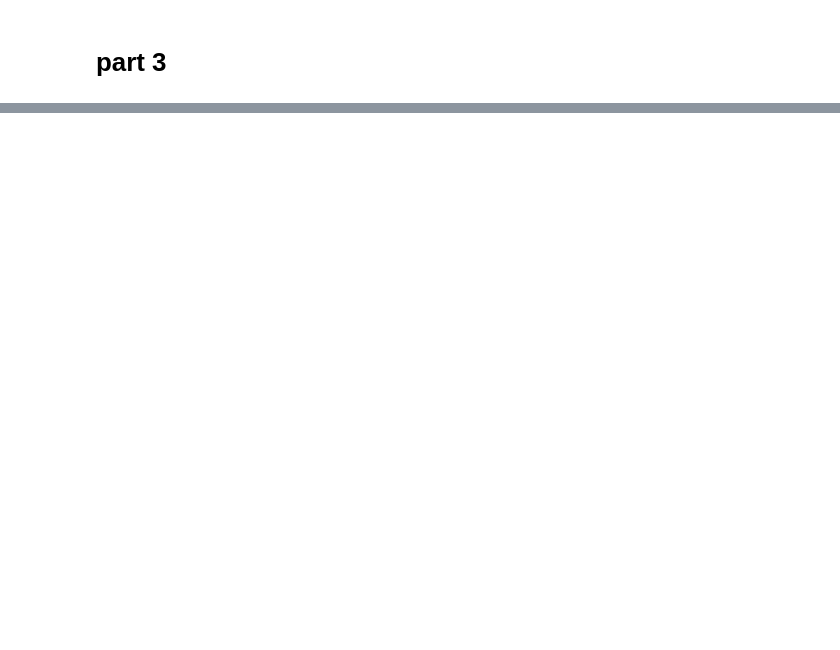
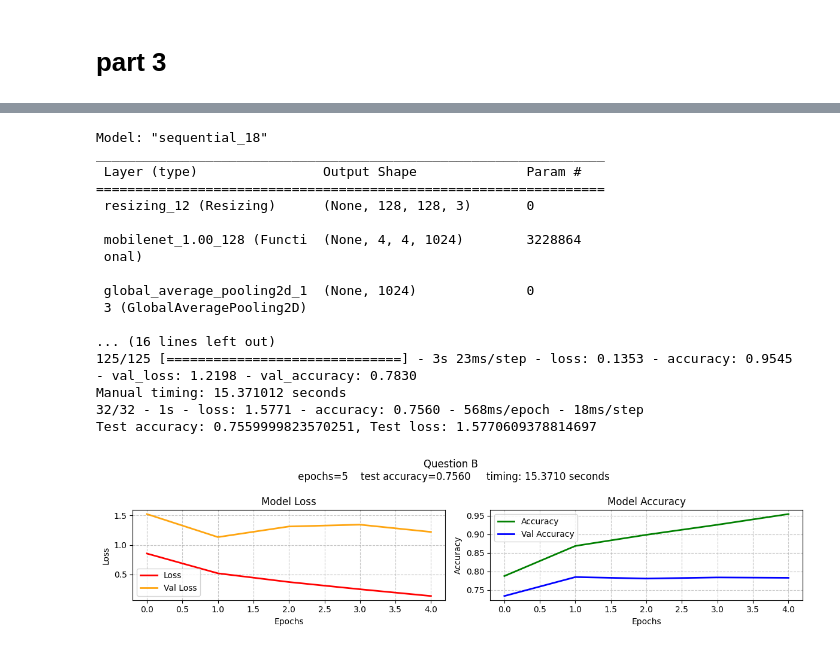
Before and after one commit to shai-ca/AI-DL, a Jupyter notebook: project-2/main_jupyter.ipynb, the cells around one changed output, grey strips where cells are left out. Drawn from its saved outputs; the diff is of its cells as text; code cells hidden in the pictures; blank space fills up the shorter version.

```diff
--- a/project-2/main_jupyter.ipynb
+++ b/project-2/main_jupyter.ipynb
@@ -114,7 +80,13 @@ train_images, train_labels, val_images, val_labels, test_images, test_labels = l
 #Create the backbone model that will be used to train
 model = create_model()
 #Do the actual training
-history = model.fit(train_images, train_labels, epochs=5, validation_data=(val_images, val_labels))
+start = time.perf_counter()
+history = model.fit(train_images, train_labels, epochs=EPOCH, validation_data=(val_images, val_labels))
+end = time.perf_counter()
+print(f"Manual timing: {end - start:.6f} seconds")
+
 #Evaluate
 test_loss, test_acc = model.evaluate(test_images, test_labels, verbose=2)
-print(f"Test accuracy: {test_acc}, Test loss: {test_loss}")
+
+
+model.summary()
@@ -122,7 +117,7 @@ print(f"Test accuracy: {test_acc}, Test loss: {test_loss}")
 import matplotlib.pyplot as plt
 import numpy as np
 
-def plot_train_vs_val_metrics(history, figsize=(8, 3)):
+def plot_train_vs_val_metrics(history, figsize=(12, 3),extra_title = None):
     """
     Plot training and validation metrics (loss and accuracy) from model training history.
 
@@ -150,6 +145,8 @@ def plot_train_vs_val_metrics(history, figsize=(8, 3)):
     fig, (ax1, ax2) = plt.subplots(1, 2, figsize=figsize)
     axes = [ax1, ax2]
 
+    if extra_title:
+        plt.suptitle(extra_title)
     epochs = np.array(history.epoch)
 
     # Plot each metric
@@ -175,4 +172,4 @@ def plot_train_vs_val_metrics(history, figsize=(8, 3)):
 
     plt.tight_layout()
     # return fig
-plot_train_vs_val_metrics(history, figsize=(12, 5))
+plot_train_vs_val_metrics(history,extra_title='epochs='+str(EPOCH) +'    test accuracy='+str(f"{test_acc:.4f}") + f'     timing: {end - start:.4f} seconds')
@@ -187,3 +186,15 @@ for layer in model.layers:
 [setattr(layer, 'trainable', True) for layer in model.layers]
 
 model.summary()
+
+
+start = time.perf_counter()
+history = model.fit(train_images, train_labels, epochs=EPOCH, validation_data=(val_images, val_labels))
+end = time.perf_counter()
+print(f"Manual timing: {end - start:.6f} seconds")
+
+#Evaluate
+test_loss, test_acc = model.evaluate(test_images, test_labels, verbose=2)
+print(f"Test accuracy: {test_acc}, Test loss: {test_loss}")
+
+plot_train_vs_val_metrics(history,extra_title='Question A \n epochs='+str(EPOCH) +'    test accuracy='+str(f"{test_acc:.4f}") + f'     timing: {end - start:.4f} seconds')
@@ -194,0 +220,36 @@ new_model.add(tf.keras.layers.Dropout(0.5))    # Add dropoutos.environ['TF_ENABL
+# %%
+
+# B
+model.optimizer.learning_rate = 0.01
+model.summary()
+
+
+
+start = time.perf_counter()
+history = model.fit(train_images, train_labels, epochs=EPOCH, validation_data=(val_images, val_labels))
+end = time.perf_counter()
+print(f"Manual timing: {end - start:.6f} seconds")
+
+#Evaluate
+test_loss, test_acc = model.evaluate(test_images, test_labels, verbose=2)
+print(f"Test accuracy: {test_acc}, Test loss: {test_loss}")
+plot_train_vs_val_metrics(history, extra_title='Question B \n epochs='+str(EPOCH)  +'    test accuracy='+str(f"{test_acc:.4f}") + f'     timing: {end - start:.4f} seconds')
+# %% [output]
+Model: "sequential_18"
+_________________________________________________________________
+ Layer (type)                Output Shape              Param #
+=================================================================
+ resizing_12 (Resizing)      (None, 128, 128, 3)       0
+
+ mobilenet_1.00_128 (Functi  (None, 4, 4, 1024)        3228864
+ onal)
+
+ global_average_pooling2d_1  (None, 1024)              0
+ 3 (GlobalAveragePooling2D)
+
+... (16 lines left out)
+125/125 [==============================] - 3s 23ms/step - loss: 0.1353 - accuracy: 0.9545 - val_loss: 1.2198 - val_accuracy: 0.7830
+Manual timing: 15.371012 seconds
+32/32 - 1s - loss: 1.5771 - accuracy: 0.7560 - 568ms/epoch - 18ms/step
+Test accuracy: 0.7559999823570251, Test loss: 1.5770609378814697
+[figure, added]
```
Also changed, not shown: parts of 12 cells of this notebook, 11 other files.
